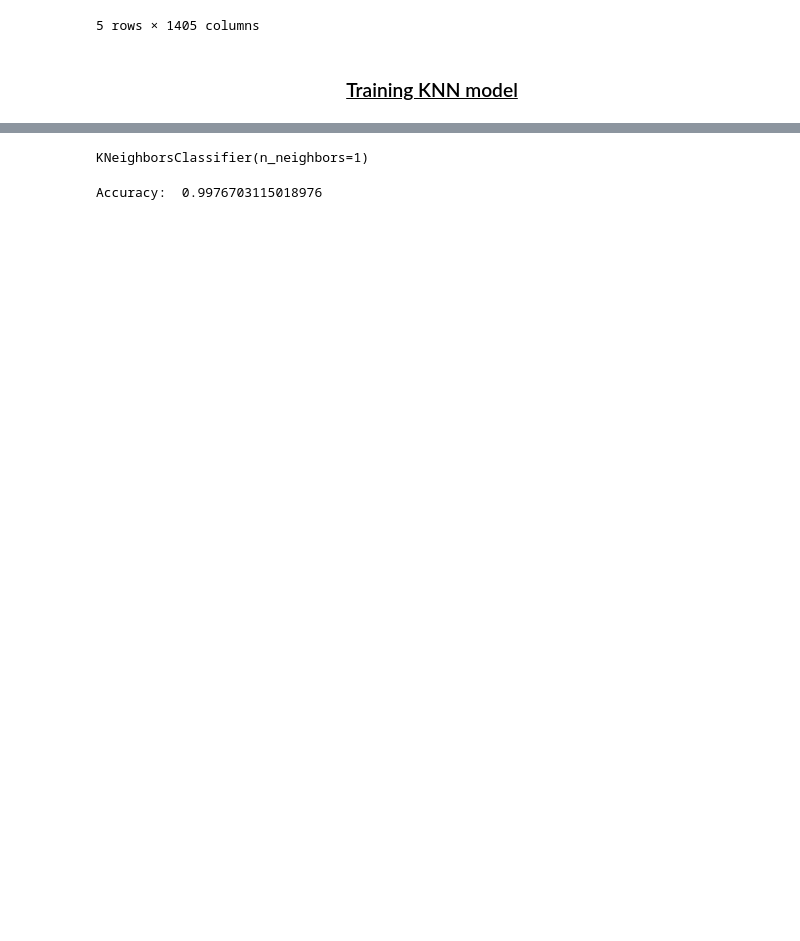
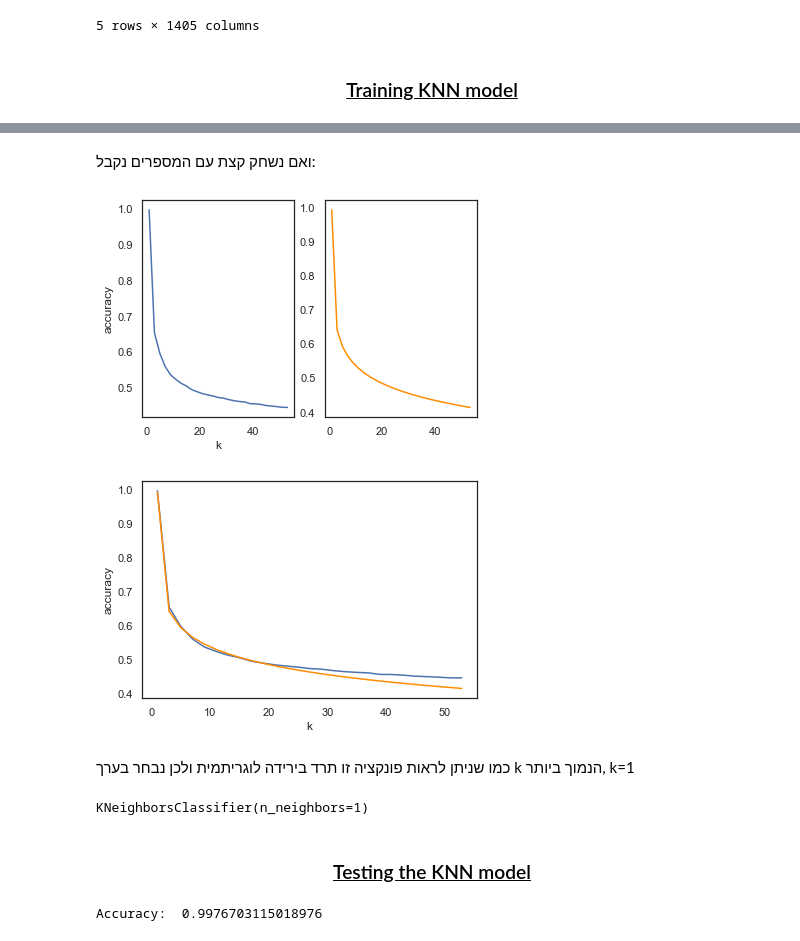
Before and after one commit to Denloob/animi-motus-ai, a Jupyter notebook: animi_motus.ipynb, the cells around one changed output, grey strips where cells are left out. Drawn from its saved outputs; the diff is of its cells as text; code cells hidden in the pictures; blank space fills up the shorter version.

```diff
--- a/animi_motus.ipynb
+++ b/animi_motus.ipynb
@@ -305,3 +341,27 @@ array([0., 0., 0., ..., 6., 6., 6.])
+# %% [markdown]
+<div dir="rtl">
+ואם נשחק קצת עם המספרים נקבל:
+</div>
+# %%
+
+
+k_values = k_neighbors_test_df["k"].values
+
+_, axarr = plt.subplots(1, 2)
+sns.lineplot(data=k_neighbors_test_df, x="k", y="accuracy", ax=axarr[0])
+axarr[1].plot(k_values, [-0.07*math.log(1.52*k-1.5)+0.72 for k in k_values], c="darkorange")
+plt.show()
+
+sns.lineplot(data=k_neighbors_test_df, x="k", y="accuracy")
+plt.plot(k_values, [-0.07*math.log(1.52*k-1.5)+0.72 for k in k_values], c="darkorange")
+plt.show()
+# %% [output]
+[figure, added]
+[figure, added]
+# %% [markdown]
+<div dir="rtl">
+כמו שניתן לראות פונקציה זו תרד בירידה לוגריתמית ולכן נבחר בערך k הנמוך ביותר, k=1
+</div>
 # %%
 KNN = KNeighborsClassifier(n_neighbors=1)
 KNN.fit(X_train, y_train)
@@ -315,0 +374,2 @@ y_test = train_df['emotion'].values
+# %% [markdown]
+<h3 align="center"><u>Testing the KNN model</u></h3>
```
Also changed, not shown: parts of 13 cells of this notebook.
